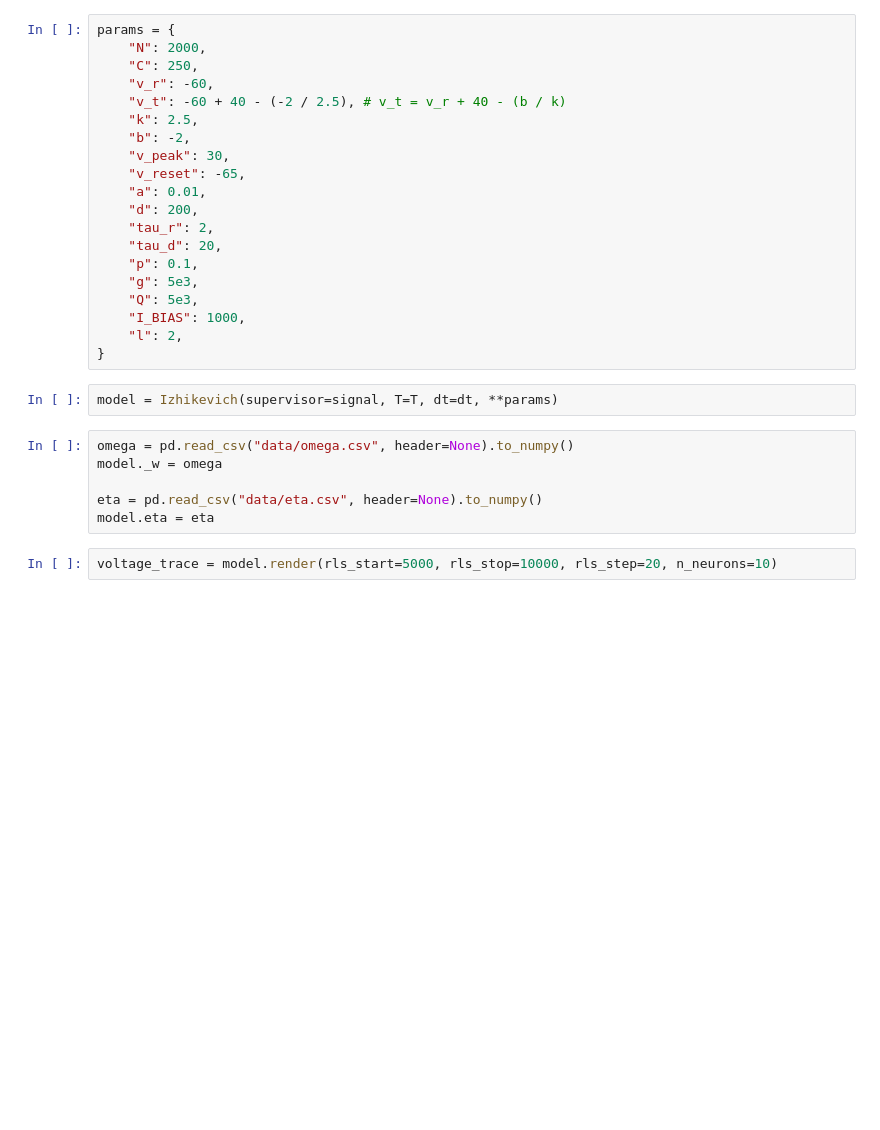
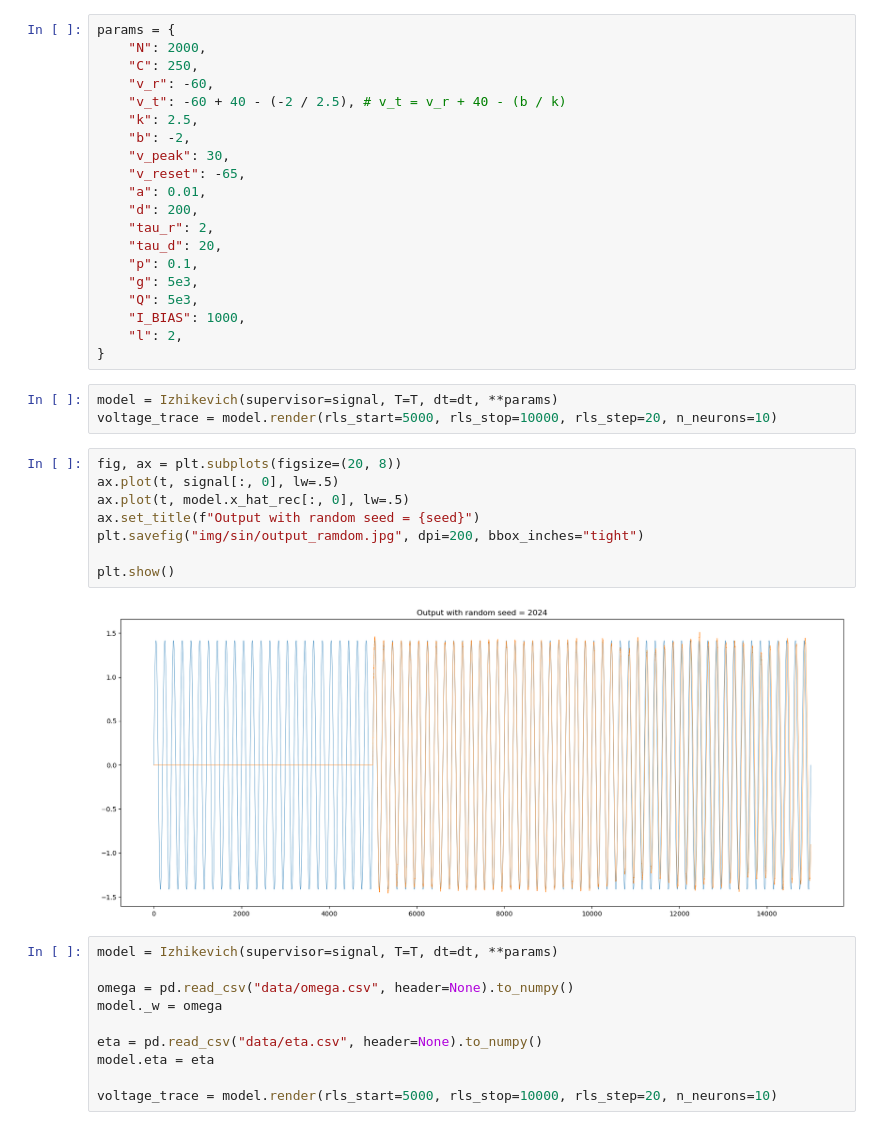
Before and after one commit to ali-mahani/lif-force, a Jupyter notebook: preliminary/test.ipynb, the cells around one changed output. Cells and saved outputs as stored; diff of their text form; blank space fills up the shorter version.

```diff
--- a/preliminary/test.ipynb
+++ b/preliminary/test.ipynb
@@ -45,14 +48,27 @@ params = {
 }
 # %%
 model = Izhikevich(supervisor=signal, T=T, dt=dt, **params)
+voltage_trace = model.render(rls_start=5000, rls_stop=10000, rls_step=20, n_neurons=10)
+# %%
+fig, ax = plt.subplots(figsize=(20, 8))
+ax.plot(t, signal[:, 0], lw=.5)
+ax.plot(t, model.x_hat_rec[:, 0], lw=.5)
+ax.set_title(f"Output with random seed = {seed}")
+plt.savefig("img/sin/output_ramdom.jpg", dpi=200, bbox_inches="tight")
+
+plt.show()
+# %% [output]
+[figure, added]
 # %%
+model = Izhikevich(supervisor=signal, T=T, dt=dt, **params)
+
 omega = pd.read_csv("data/omega.csv", header=None).to_numpy()
 model._w = omega
 
 eta = pd.read_csv("data/eta.csv", header=None).to_numpy()
 model.eta = eta
+
+voltage_trace = model.render(rls_start=5000, rls_stop=10000, rls_step=20, n_neurons=10)
-# %%
-voltage_trace = model.render(rls_start=5000, rls_stop=10000, rls_step=20, n_neurons=10)
 # %%
 fig, ax = plt.subplots(figsize=(20, 8))
 ax.plot(t, signal[:, 0], lw=.5)
```
Also changed, not shown: parts of 4 cells of this notebook.
